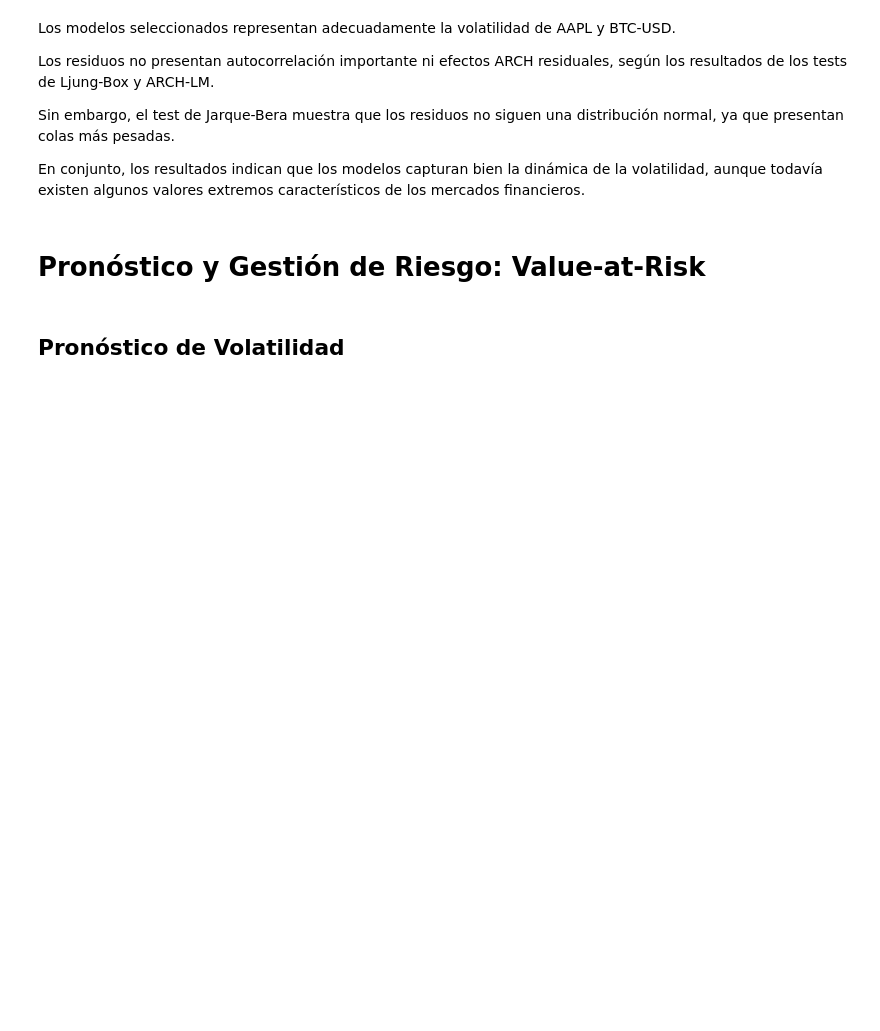
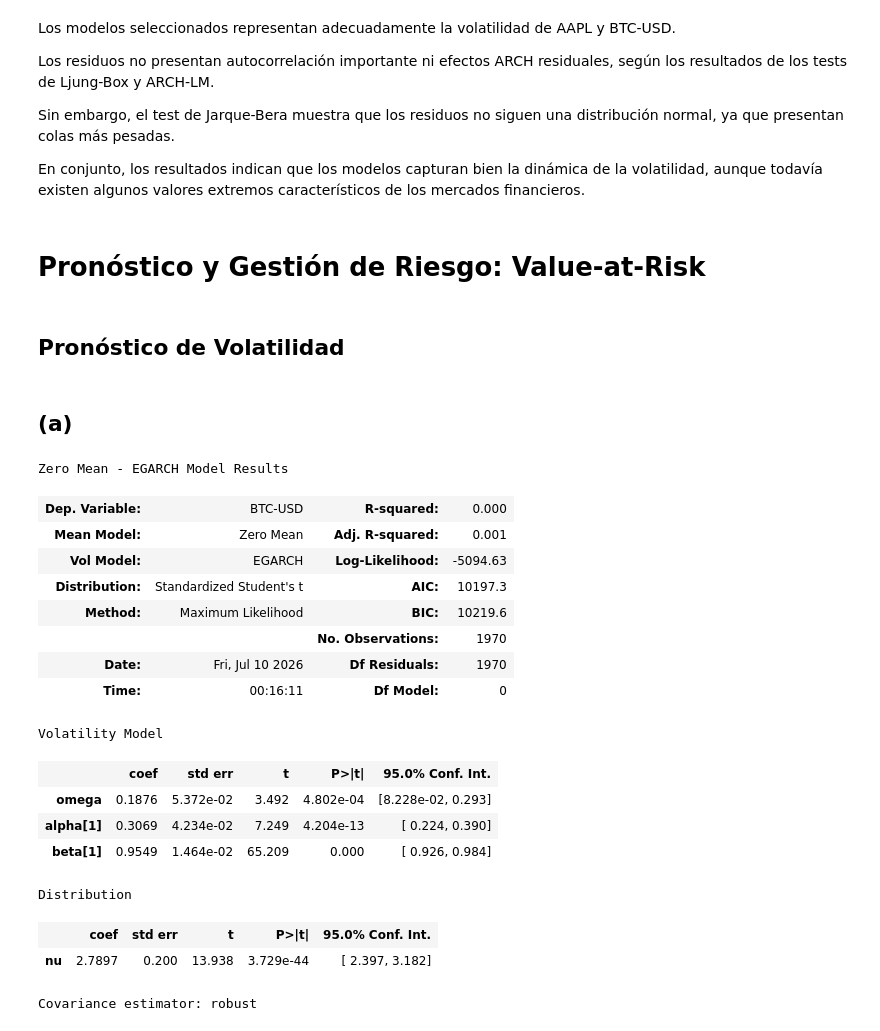
Before and after one commit to Antoniacifuentes/ds_finance_cifuentes, a Jupyter notebook: notebooks/hw5.ipynb, the cells around one changed output. Cells and saved outputs as stored; diff of their text form; code cells hidden in the pictures; blank space fills up the shorter version.

```diff
--- a/notebooks/hw5.ipynb
+++ b/notebooks/hw5.ipynb
@@ -1238,3 +1238,5 @@ En conjunto, los resultados indican que los modelos capturan bien la dinámica d
 # Pronóstico y Gestión de Riesgo: Value-at-Risk
 # %% [markdown]
 ## Pronóstico de Volatilidad
+# %% [markdown]
+## (a)
@@ -1240,0 +1248,32 @@ En conjunto, los resultados indican que los modelos capturan bien la dinámica d
+# %%
+modelo_btc = arch_model(
+    retornos["BTC-USD"],
+    mean="Zero",
+    vol="EGARCH",
+    p=1,
+    q=1,
+    dist="t"
+)
+
+resultado_btc = modelo_btc.fit(disp="off")
+
+resultado_btc.summary()
+# %% [output]
+Zero Mean - EGARCH Model Results
+| Dep. Variable: | BTC-USD | R-squared: | 0.000 |
+| Mean Model: | Zero Mean | Adj. R-squared: | 0.001 |
+| Vol Model: | EGARCH | Log-Likelihood: | -5094.63 |
+| Distribution: | Standardized Student's t | AIC: | 10197.3 |
+| Method: | Maximum Likelihood | BIC: | 10219.6 |
+|  |  | No. Observations: | 1970 |
+| Date: | Fri, Jul 10 2026 | Df Residuals: | 1970 |
+| Time: | 00:16:11 | Df Model: | 0 |
+Volatility Model
+|  | coef | std err | t | P>|t| | 95.0% Conf. Int. |
+| omega | 0.1876 | 5.372e-02 | 3.492 | 4.802e-04 | [8.228e-02, 0.293] |
+| alpha[1] | 0.3069 | 4.234e-02 | 7.249 | 4.204e-13 | [ 0.224, 0.390] |
+| beta[1] | 0.9549 | 1.464e-02 | 65.209 | 0.000 | [ 0.926, 0.984] |
+Distribution
+|  | coef | std err | t | P>|t| | 95.0% Conf. Int. |
+| nu | 2.7897 | 0.200 | 13.938 | 3.729e-44 | [ 2.397, 3.182] |
+Covariance estimator: robust
```
Also changed, not shown: parts of 39 cells of this notebook.
